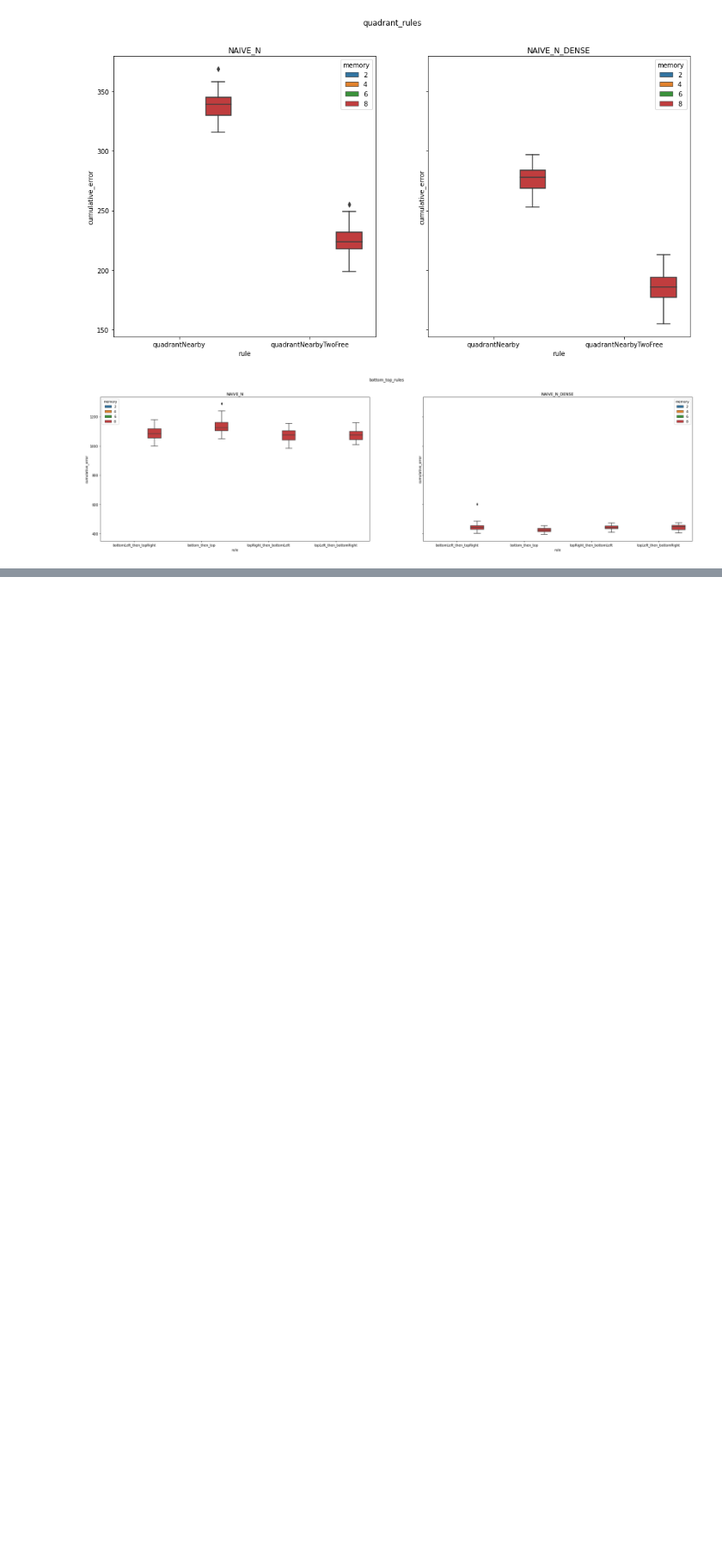
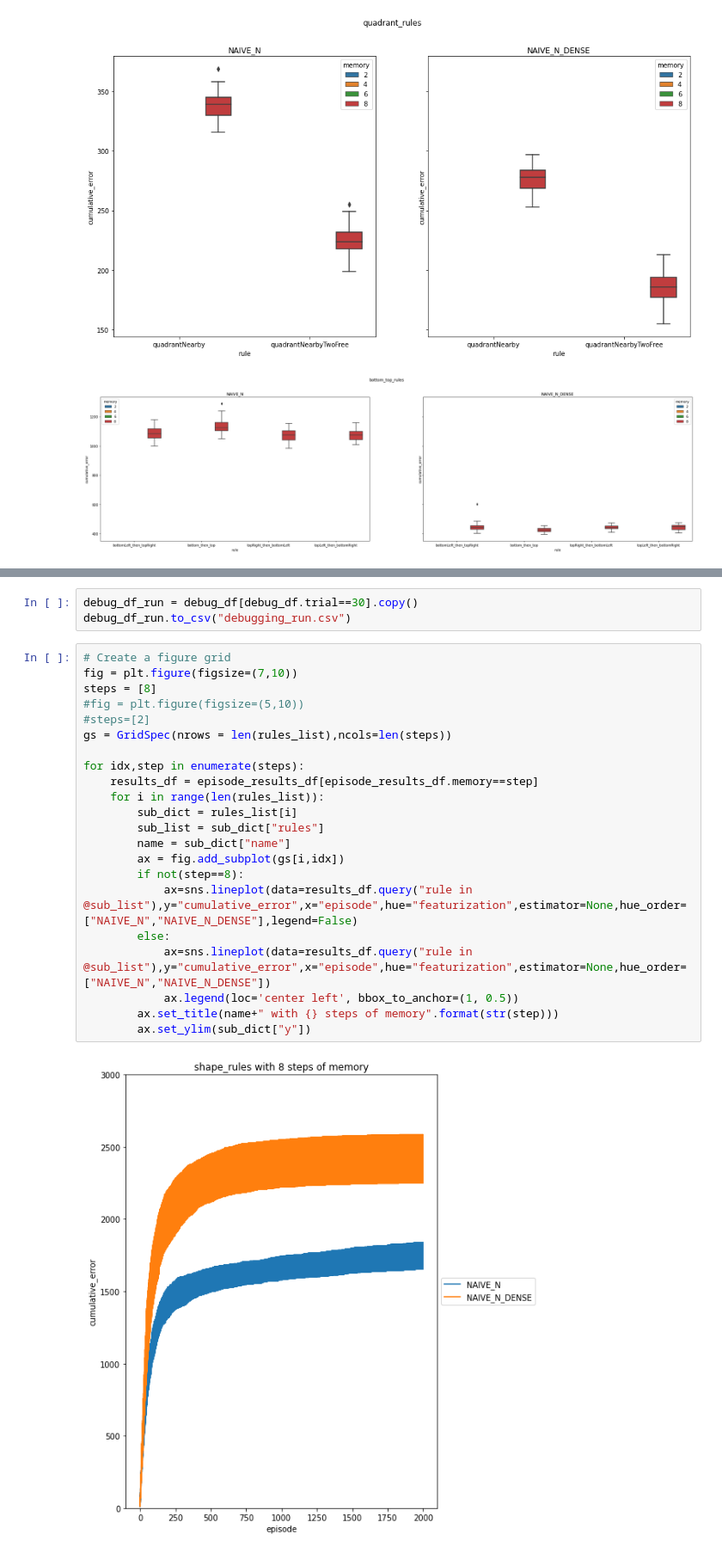
Before and after one commit to epulick/gohr, a Jupyter notebook: misc/eric_dev.ipynb, the cells around one changed output, grey strips where cells are left out. Shown at 86% size. Cells and saved outputs as stored; diff of their text form; blank space fills up the shorter version.

```diff
--- a/misc/eric_dev.ipynb
+++ b/misc/eric_dev.ipynb
@@ -280,0 +342,27 @@ for idx,step in enumerate(steps):
+# %%
+debug_df_run = debug_df[debug_df.trial==30].copy()
+debug_df_run.to_csv("debugging_run.csv")
+# %%
+# Create a figure grid
+fig = plt.figure(figsize=(7,10))
+steps = [8]
+#fig = plt.figure(figsize=(5,10))
+#steps=[2]
+gs = GridSpec(nrows = len(rules_list),ncols=len(steps))
+
+for idx,step in enumerate(steps):
+    results_df = episode_results_df[episode_results_df.memory==step]
+    for i in range(len(rules_list)):
+        sub_dict = rules_list[i]
+        sub_list = sub_dict["rules"]
+        name = sub_dict["name"]
+        ax = fig.add_subplot(gs[i,idx])
+        if not(step==8):
+            ax=sns.lineplot(data=results_df.query("rule in @sub_list"),y="cumulative_error",x="episode",hue="featurization",estimator=None,hue_order=["NAIVE_N","NAIVE_N_DENSE"],legend=False)
+        else:
+            ax=sns.lineplot(data=results_df.query("rule in @sub_list"),y="cumulative_error",x="episode",hue="featurization",estimator=None,hue_order=["NAIVE_N","NAIVE_N_DENSE"])
+            ax.legend(loc='center left', bbox_to_anchor=(1, 0.5))
+        ax.set_title(name+" with {} steps of memory".format(str(step)))
+        ax.set_ylim(sub_dict["y"])
+# %% [output]
+[figure, added]
```
Also changed, not shown: parts of 12 cells of this notebook, 9 other files.
